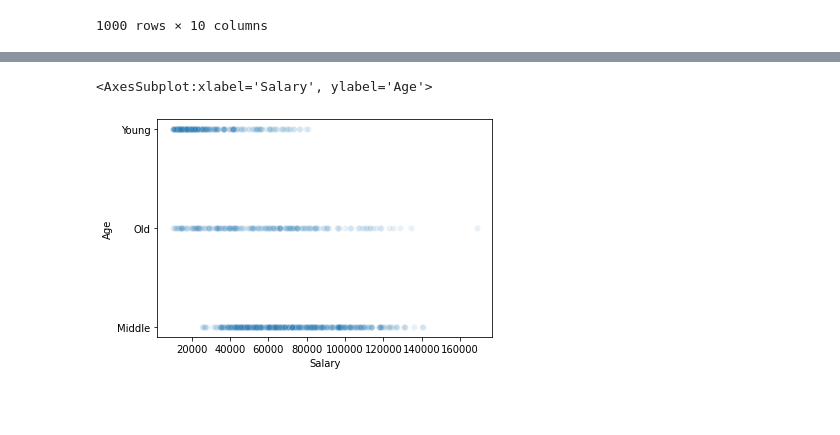
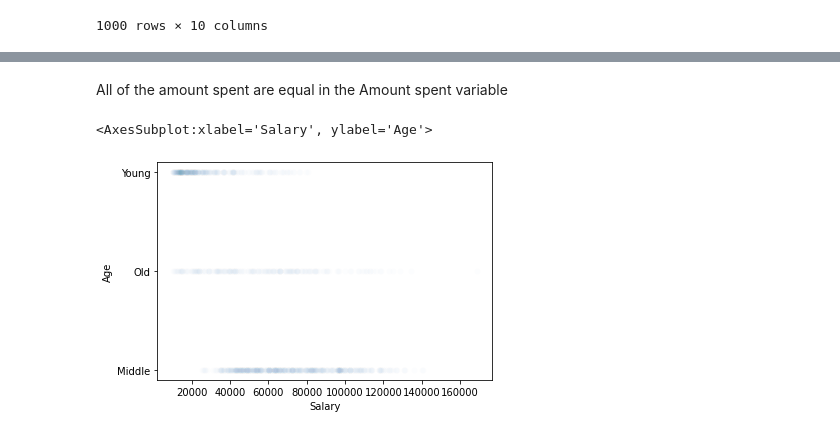
Before and after one commit to JXLK-dev/machinelearning, a Jupyter notebook: datasets_visualization.ipynb, the cells around one changed output, grey strips where cells are left out. Cells and saved outputs as stored; diff of their text form; code cells hidden in the pictures; blank space fills up the shorter version.

```diff
--- a/datasets_visualization.ipynb
+++ b/datasets_visualization.ipynb
@@ -93,5 +132,7 @@ plt.show()
+# %% [markdown]
+All of the amount spent are equal in the Amount spent variable
 # %%
-sns.scatterplot(data.Salary,data.Age,alpha=0.1)
+sns.scatterplot(data.Salary,data.Age,alpha=0.01)
 # %% [output]
 <AxesSubplot:xlabel='Salary', ylabel='Age'>
-[figure, old version]
+[figure, new version]
```
Also changed, not shown: parts of 26 cells of this notebook, 2 other files.
